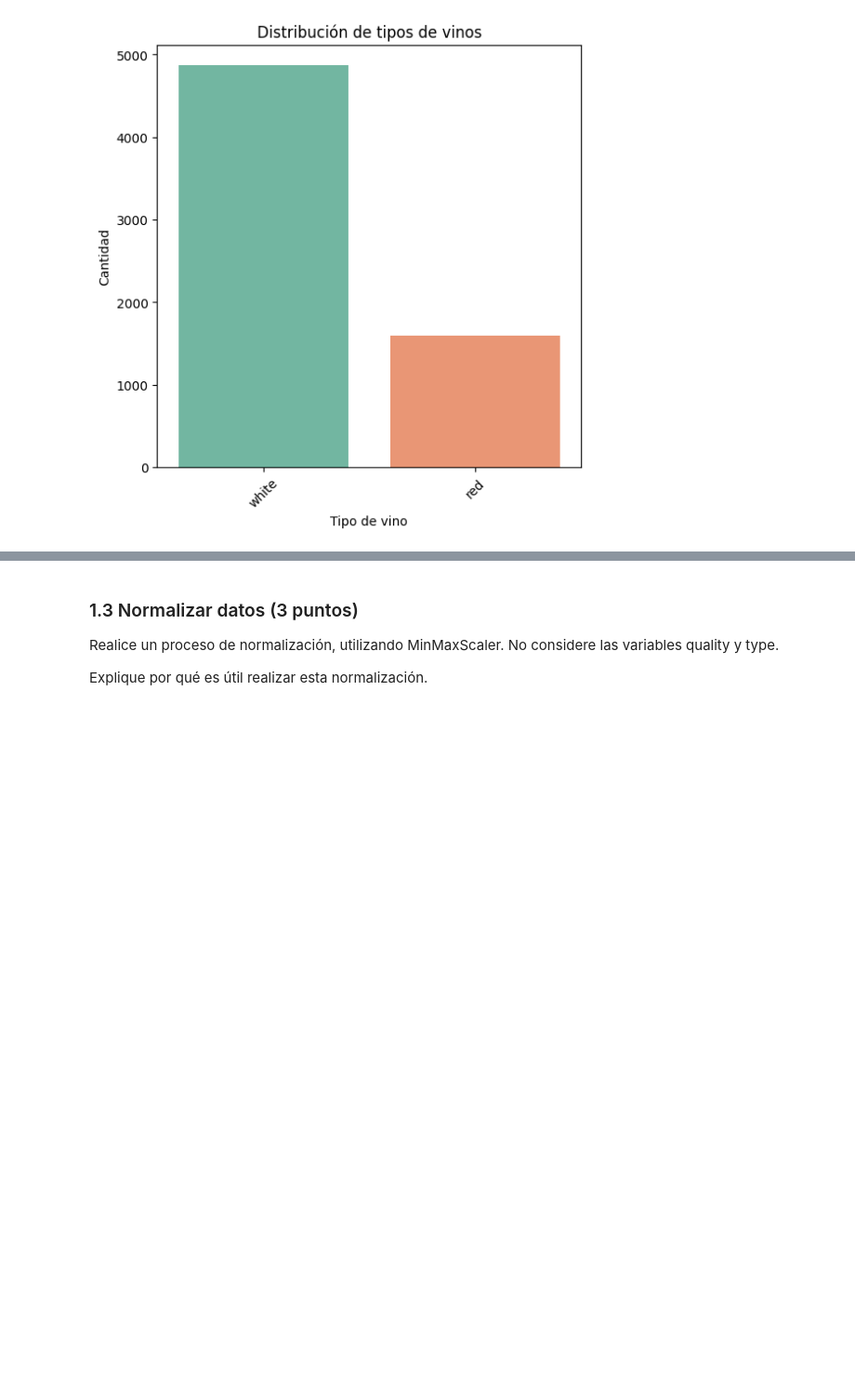
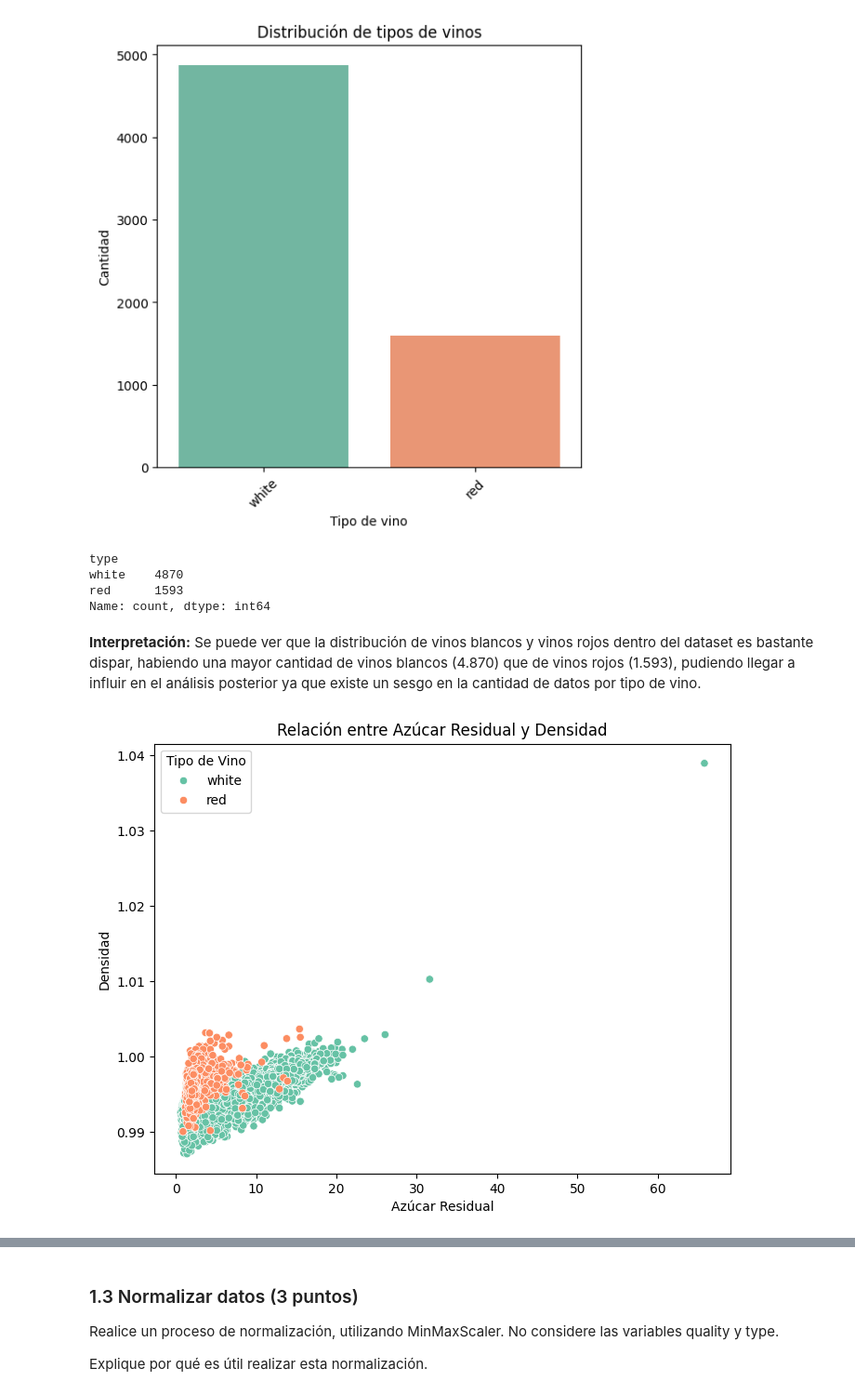
Before and after one commit to DvskyfenixX/mineria_de_datos, a Jupyter notebook: ENUNCIADO - TAREA 1 2025-1.ipynb, the cells around one changed output, grey strips where cells are left out. Shown at 93% size. Drawn from its saved outputs; the diff is of its cells as text; code cells hidden in the pictures; blank space fills up the shorter version.

```diff
--- a/ENUNCIADO - TAREA 1 2025-1.ipynb
+++ b/ENUNCIADO - TAREA 1 2025-1.ipynb
@@ -190,3 +161,23 @@ Passing `palette` without assigning `hue` is deprecated and will be removed in v
 
   sns.countplot(data=df_vinos, x='type', palette='Set2')
 [figure]
+# %%
+df_vinos['type'].value_counts() # Vemos la cantidad de cada tipo de vino
+# %% [output]
+type
+white    4870
+red      1593
+Name: count, dtype: int64
+# %% [markdown]
+**Interpretación:** Se puede ver que la distribución de vinos blancos y vinos rojos dentro del dataset es bastante dispar, habiendo una mayor cantidad de vinos blancos (4.870) que de vinos rojos (1.593), pudiendo llegar a influir en el análisis posterior ya que existe un sesgo en la cantidad de datos por tipo de vino.
+# %%
+# Graficamos la relación entre "residual sugar" y "densidad"
+plt.figure(figsize=(8, 6))
+sns.scatterplot(data=df_vinos, x='residual sugar', y='density', hue='type', palette='Set2')
+plt.title('Relación entre Azúcar Residual y Densidad')
+plt.xlabel('Azúcar Residual')
+plt.ylabel('Densidad')
+plt.legend(title='Tipo de Vino')
+plt.show()
+# %% [output]
+[figure, added]
```
Also changed, not shown: parts of 20 cells of this notebook.
